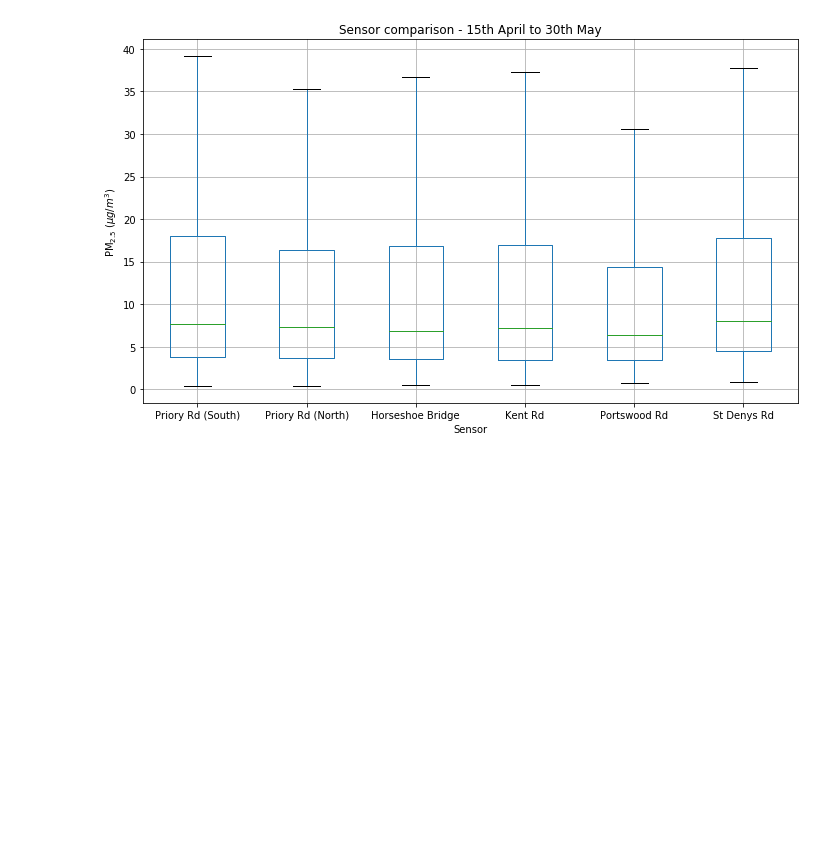
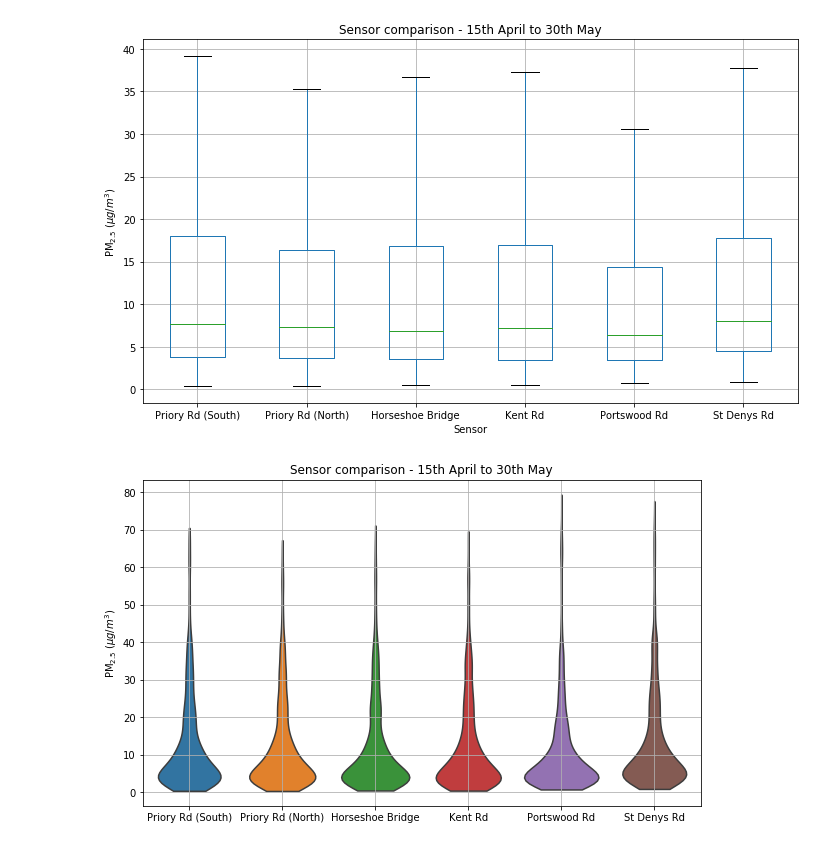
Before and after one commit to robintw/Breathing-Spaces-code, a Jupyter notebook: Plot All Sensors Box Plot.ipynb, the cells around one changed output. Cells and saved outputs as stored; diff of their text form; code cells hidden in the pictures; blank space fills up the shorter version.

Commit message:
Updated plotting notebooks

```diff
--- a/Plot All Sensors Box Plot.ipynb
+++ b/Plot All Sensors Box Plot.ipynb
@@ -22,0 +25,10 @@ plt.savefig('graphs/SensorsBoxplot.png', dpi=300)
+# %%
+plt.figure(figsize=(10, 6))
+sns.violinplot(data=subset.rename(columns=ID_to_name), cut=0, inner=None)
+plt.grid()
+plt.xlabel('')
+plt.title('Sensor comparison - 15th April to 30th May')
+plt.ylabel(r'$\mathrm{PM}_{2.5}$ ($\mu g / m^3$)')
+plt.savefig('graphs/Sensors_ViolinPlot.png', dpi=300)
+# %% [output]
+[figure, added]
```
Also changed, not shown: parts of 1 cell of this notebook, 8 other files.
